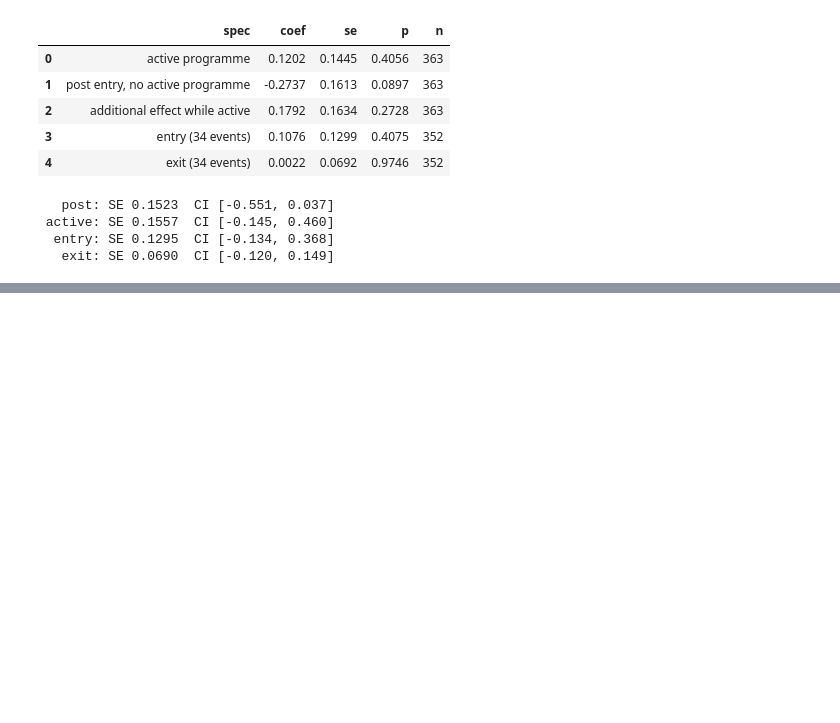
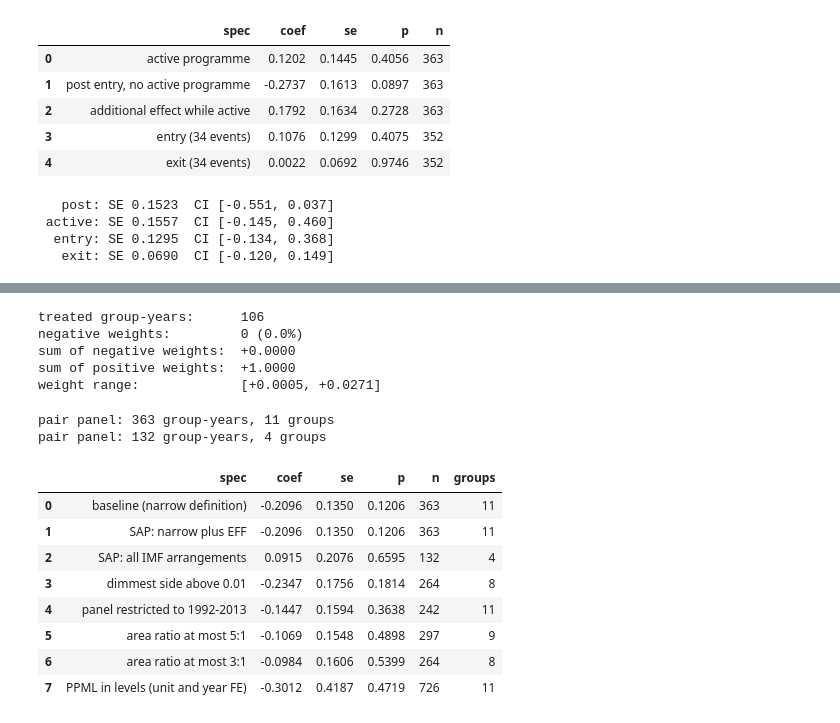
Before and after one commit to KarlMRose/ba-sap-border-did, a Jupyter notebook: notebooks/05_inference.ipynb, the cells around one changed output, grey strips where cells are left out. Drawn from its saved outputs; the diff is of its cells as text; code cells hidden in the pictures; blank space fills up the shorter version.

```diff
--- a/notebooks/05_inference.ipynb
+++ b/notebooks/05_inference.ipynb
@@ -136,0 +185,34 @@ for formula, term in [("gap ~ post + active + C(G1ID)", "post"),
+# %%
+w = estimation.twfe_weights(pair_a)
+neg = w[w["weight"] < 0]
+print(f"treated group-years:      {len(w)}")
+print(f"negative weights:         {len(neg)} ({100 * len(neg) / len(w):.1f}%)")
+print(f"sum of negative weights:  {neg['weight'].sum():+.4f}")
+print(f"sum of positive weights:  {w.loc[w['weight'] > 0, 'weight'].sum():+.4f}")
+print(f"weight range:             [{w['weight'].min():+.4f}, {w['weight'].max():+.4f}]")
+w.to_csv(config.OUT / "twfe_weights.csv", index=False)
+# %% [output]
+treated group-years:      106
+negative weights:         0 (0.0%)
+sum of negative weights:  +0.0000
+sum of positive weights:  +1.0000
+weight range:             [+0.0005, +0.0271]
+# %%
+areas = pd.read_csv(config.WORK / "buffer_areas.csv")
+panels = {name: pd.read_csv(config.WORK / f"panel_{name}.csv")
+          for name in ["narrow", "eff", "broad"]}
+robust = estimation.robustness_table(panels, pair, buffer_areas=areas)
+robust.to_csv(config.OUT / "robustness.csv", index=False)
+robust.round(4)
+# %% [output]
+pair panel: 363 group-years, 11 groups
+pair panel: 132 group-years, 4 groups
+|  | spec | coef | se | p | n | groups |
+| 0 | baseline (narrow definition) | -0.2096 | 0.1350 | 0.1206 | 363 | 11 |
+| 1 | SAP: narrow plus EFF | -0.2096 | 0.1350 | 0.1206 | 363 | 11 |
+| 2 | SAP: all IMF arrangements | 0.0915 | 0.2076 | 0.6595 | 132 | 4 |
+| 3 | dimmest side above 0.01 | -0.2347 | 0.1756 | 0.1814 | 264 | 8 |
+| 4 | panel restricted to 1992-2013 | -0.1447 | 0.1594 | 0.3638 | 242 | 11 |
+| 5 | area ratio at most 5:1 | -0.1069 | 0.1548 | 0.4898 | 297 | 9 |
+| 6 | area ratio at most 3:1 | -0.0984 | 0.1606 | 0.5399 | 264 | 8 |
+| 7 | PPML in levels (unit and year FE) | -0.3012 | 0.4187 | 0.4719 | 726 | 11 |
```
Also changed, not shown: parts of 10 cells of this notebook, 5 other files.
